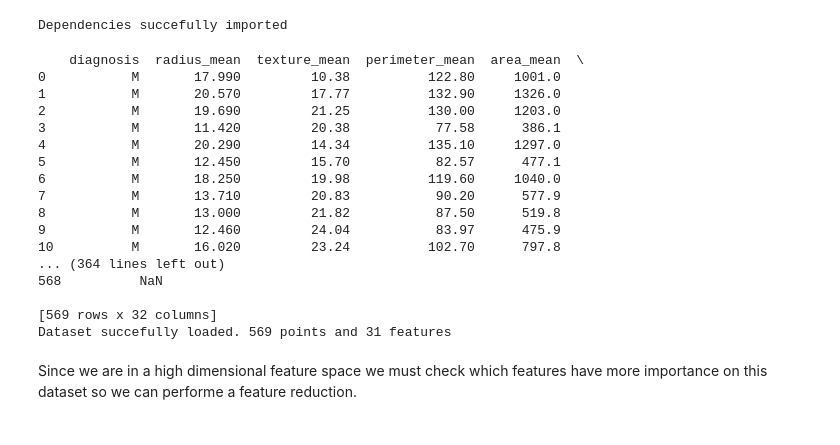
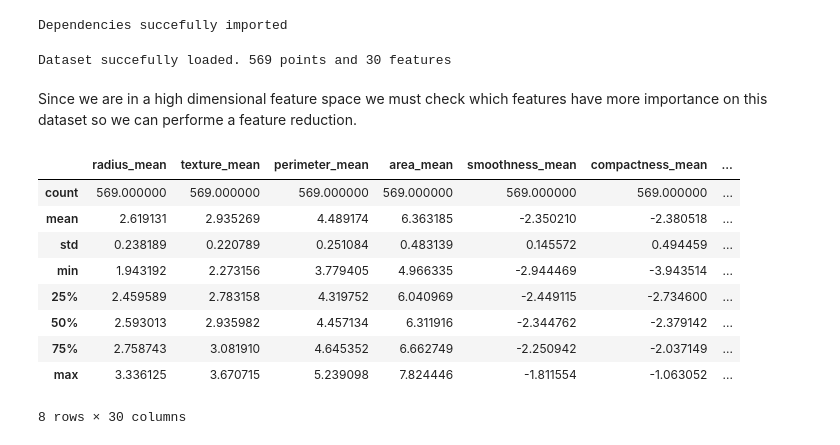
Before and after one commit to jeyvison/machine_learning_project, a Jupyter notebook: Machine Learning Capstone Project.ipynb, the cells around one changed output. Cells and saved outputs as stored; diff of their text form; code cells hidden in the pictures.

```diff
--- a/Machine Learning Capstone Project.ipynb
+++ b/Machine Learning Capstone Project.ipynb
@@ -21,30 +26,13 @@ Dependencies succefully imported
 data = pd.read_csv('data.csv')
 
 #Removing unnecessary id column
-data.drop(['id'],1,inplace=True)
+data.drop(['id','Unnamed: 32'],1,inplace=True)
 
 X = data.drop('diagnosis',1)
 y = data.drop(X,1)
-print data
 
 print 'Dataset succefully loaded. {0} points and {1} features'.format(*X.shape)
 # %% [output]
-    diagnosis  radius_mean  texture_mean  perimeter_mean  area_mean  \
-0           M       17.990         10.38          122.80     1001.0
-1           M       20.570         17.77          132.90     1326.0
-2           M       19.690         21.25          130.00     1203.0
-3           M       11.420         20.38           77.58      386.1
-4           M       20.290         14.34          135.10     1297.0
-5           M       12.450         15.70           82.57      477.1
-6           M       18.250         19.98          119.60     1040.0
-7           M       13.710         20.83           90.20      577.9
-8           M       13.000         21.82           87.50      519.8
-9           M       12.460         24.04           83.97      475.9
-10          M       16.020         23.24          102.70      797.8
-... (364 lines left out)
-568          NaN
-
-[569 rows x 32 columns]
-Dataset succefully loaded. 569 points and 31 features
+Dataset succefully loaded. 569 points and 30 features
 # %% [markdown]
 Since we are in a high dimensional feature space we must check which features have more importance on this dataset so we can performe a feature reduction.
@@ -69,0 +39,20 @@ for i, col in enumerate(data.columns):
+# %%
+#First, we scale the dataset wing the log function
+X = np.log(X)
+
+#We had some 0 values in our dataset that were turned to 'inf'
+#Now we have to change it back
+X[np.isinf(X)] = 0.0
+
+display(X.describe())
+# %% [output]
+|  | radius_mean | texture_mean | perimeter_mean | area_mean | smoothness_mean | compactness_mean | ... |
+| count | 569.000000 | 569.000000 | 569.000000 | 569.000000 | 569.000000 | 569.000000 | ... |
+| mean | 2.619131 | 2.935269 | 4.489174 | 6.363185 | -2.350210 | -2.380518 | ... |
+| std | 0.238189 | 0.220789 | 0.251084 | 0.483139 | 0.145572 | 0.494459 | ... |
+| min | 1.943192 | 2.273156 | 3.779405 | 4.966335 | -2.944469 | -3.943514 | ... |
+| 25% | 2.459589 | 2.783158 | 4.319752 | 6.040969 | -2.449115 | -2.734600 | ... |
+| 50% | 2.593013 | 2.935982 | 4.457134 | 6.311916 | -2.344762 | -2.379142 | ... |
+| 75% | 2.758743 | 3.081910 | 4.645352 | 6.662749 | -2.250942 | -2.037149 | ... |
+| max | 3.336125 | 3.670715 | 5.239098 | 7.824446 | -1.811554 | -1.063052 | ... |
+8 rows × 30 columns
```
Also changed, not shown: parts of 6 cells of this notebook, 1 other file.
